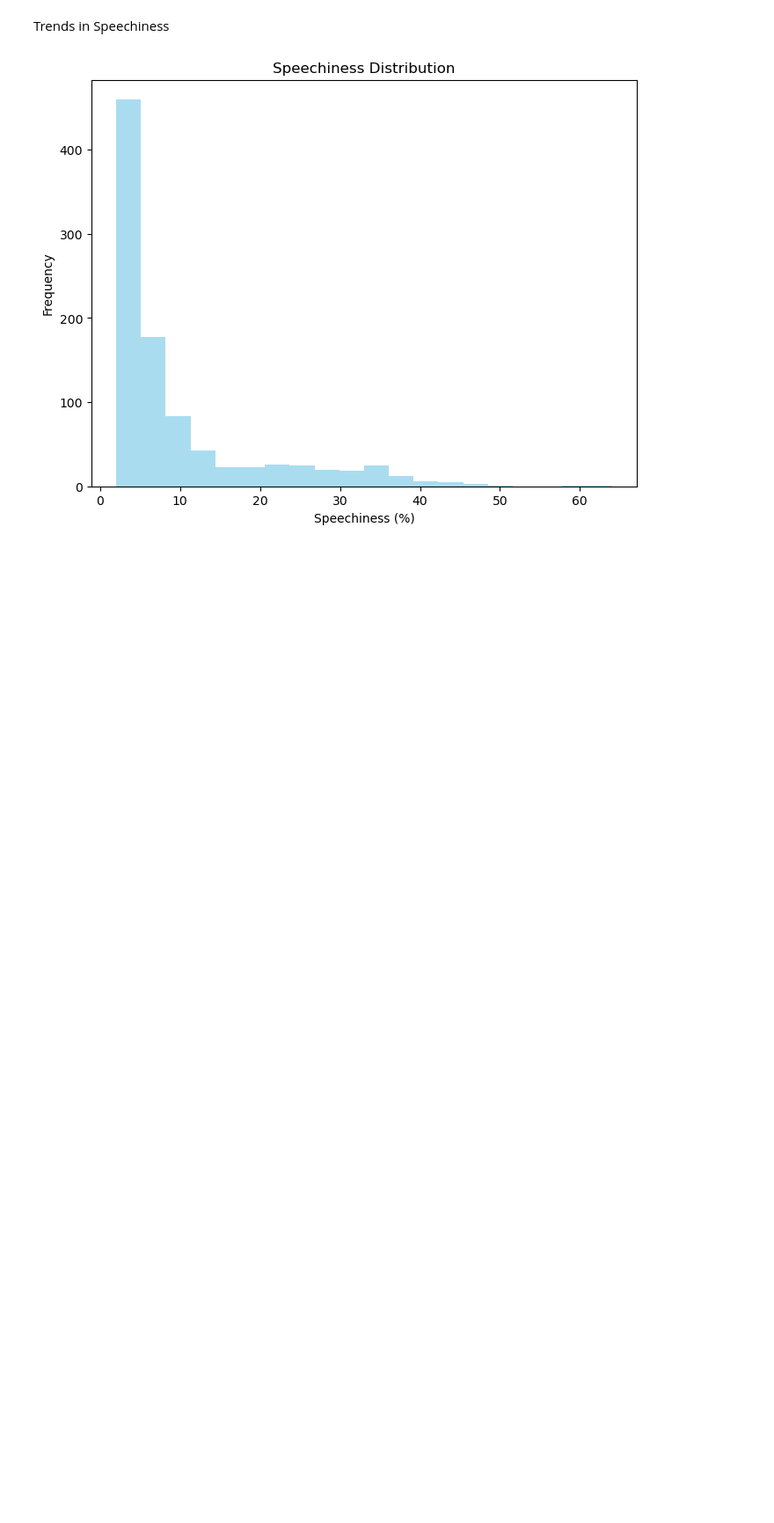
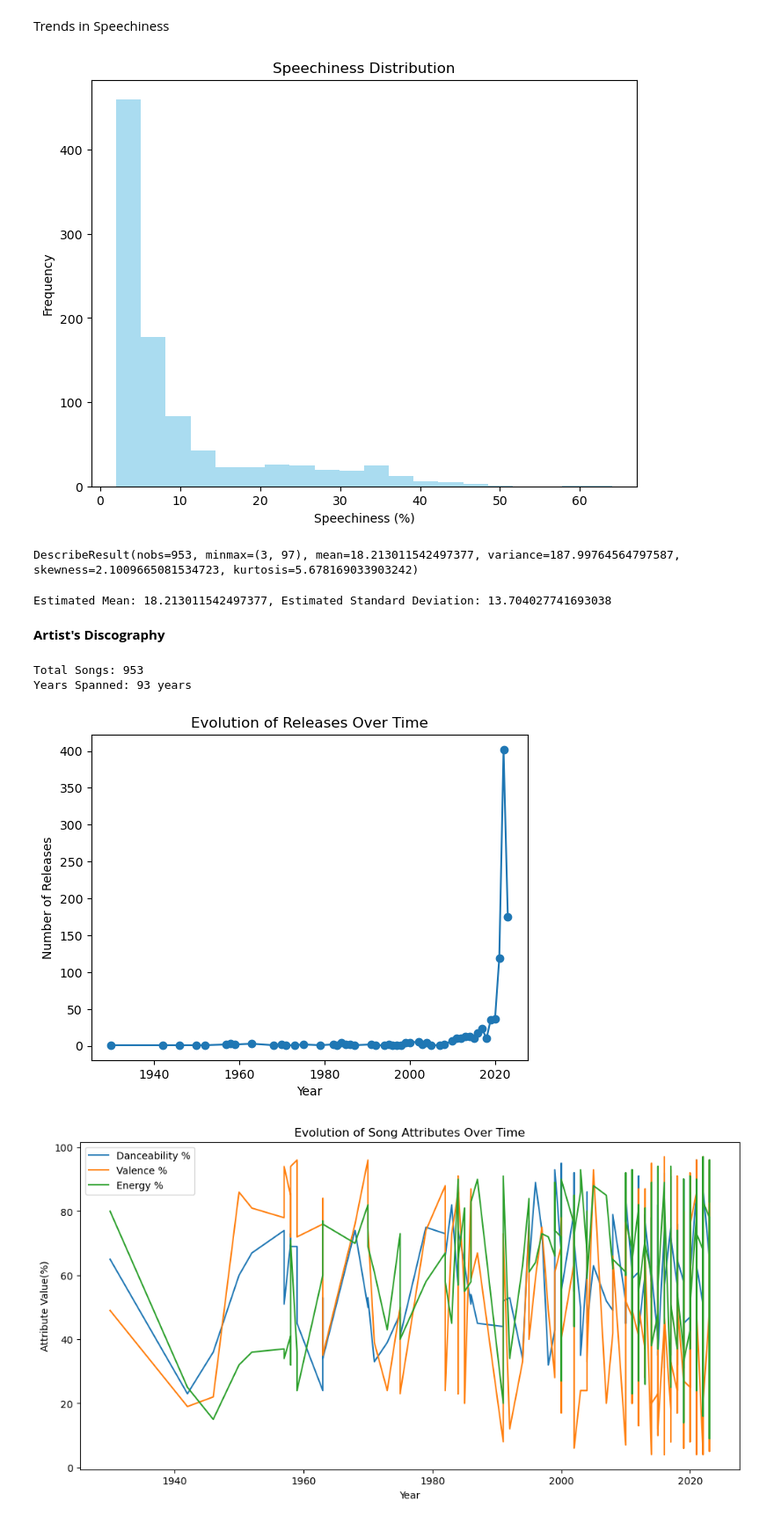
Before and after one commit to imcuky/EDA-Top-Spotify-Songs-2023, a Jupyter notebook: spotify-songs-2023.ipynb, the cells around one changed output. Shown at 88% size. Cells and saved outputs as stored; diff of their text form; code cells hidden in the pictures; blank space fills up the shorter version.

Commit message:
Kaggle Notebook | Spotify Songs 2023 | Version 3

```diff
--- a/spotify-songs-2023.ipynb
+++ b/spotify-songs-2023.ipynb
@@ -323,3 +324,61 @@ plt.ylabel('Frequency')
 plt.show()
 # %% [output]
 [figure]
+# %%
+from scipy.stats import describe
+
+liveness_summary = describe(df['liveness_%'])
+print(liveness_summary)
+# %% [output]
+DescribeResult(nobs=953, minmax=(3, 97), mean=18.213011542497377, variance=187.99764564797587, skewness=2.1009665081534723, kurtosis=5.678169033903242)
+# %%
+from scipy.stats import norm
+
+# Fit a normal distribution to liveness data
+loc, scale = norm.fit(df['liveness_%'])
+print(f"Estimated Mean: {loc}, Estimated Standard Deviation: {scale}")
+# %% [output]
+Estimated Mean: 18.213011542497377, Estimated Standard Deviation: 13.704027741693038
+# %% [markdown]
+**Artist's Discography**
+# %%
+
+total_songs = len(df)
+years_spanned = df['released_year'].max() - df['released_year'].min()
+
+print(f"Total Songs: {total_songs}")
+print(f"Years Spanned: {years_spanned} years")
+
+
+releases_per_year = df.groupby('released_year')['track_name'].count()
+plt.plot(releases_per_year.index, releases_per_year.values, marker='o')
+plt.xlabel('Year')
+plt.ylabel('Number of Releases')
+plt.title('Evolution of Releases Over Time')
+plt.show()
+
+
+df.sort_values(by=["released_year"], ascending=True, inplace=True)
+plt.figure(figsize=(12, 6))
+
+plt.plot(df['released_year'], df['danceability_%'], label='Danceability %')
+plt.plot(df['released_year'], df['valence_%'], label='Valence %')
+plt.plot(df['released_year'], df['energy_%'], label='Energy %')
+plt.xlabel('Year')
+plt.ylabel('Attribute Value(%)')
+plt.title('Evolution of Song Attributes Over Time')
+plt.legend()
+plt.show()
+
+
+plt.plot(df['released_year'], df['bpm'], label='BPM')
+plt.xlabel('Year')
+plt.ylabel('Attribute Value')
+plt.title('Evolution of BPM Over Time')
+plt.legend()
+plt.show()
+# %% [output]
+Total Songs: 953
+Years Spanned: 93 years
+[figure, added]
+[figure, added]
```
Also changed, not shown: parts of 2 cells of this notebook.
